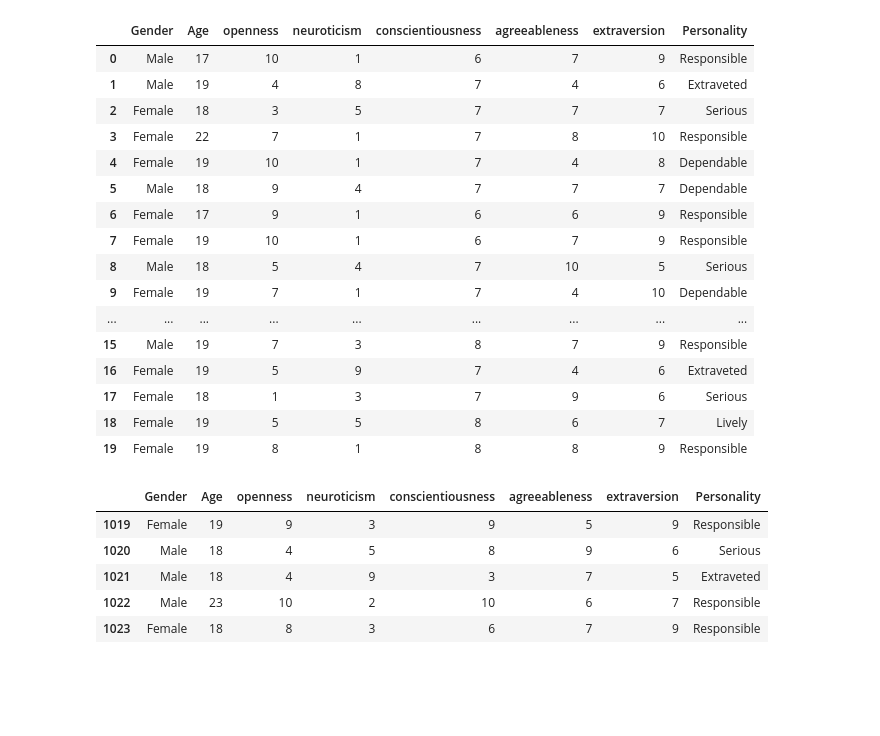
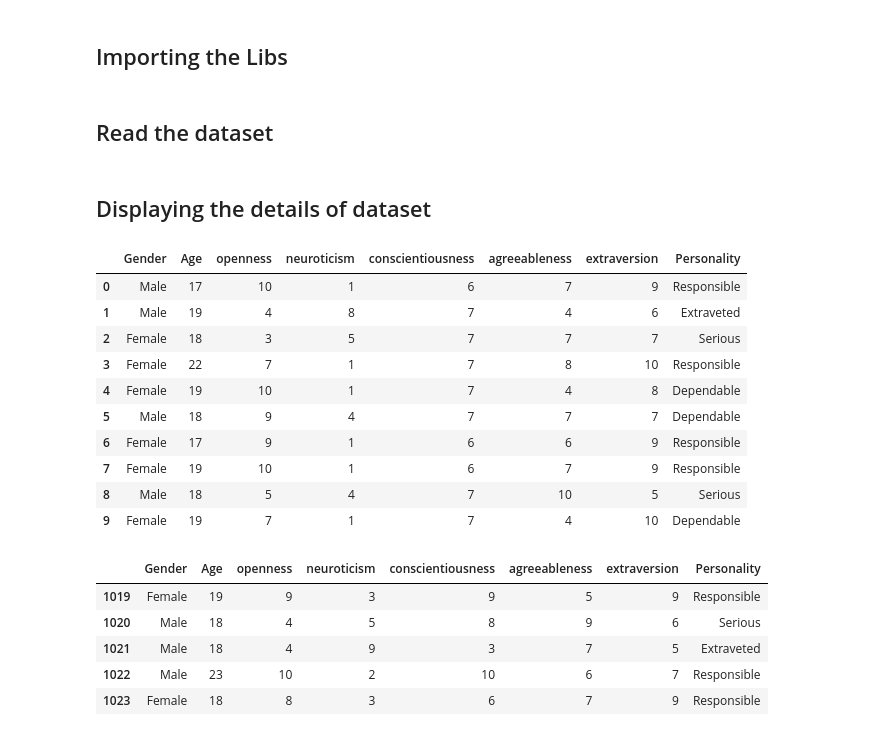
Before and after one commit to Kanishkan-B/Personality_Prediction, a Jupyter notebook: main.ipynb, the cells around one changed output. Saved outputs shown, nothing was run; the diff lists cells and outputs as text; code cells hidden in the pictures; blank space fills up the shorter version.

```diff
--- a/main.ipynb
+++ b/main.ipynb
@@ -1,3 +1,5 @@
+# %% [markdown]
+## Importing the Libs
 # %%
 import numpy as np
 import pandas as pd
@@ -17,28 +19,26 @@ import pickle
 import warnings
 
 warnings.filterwarnings('ignore')
+# %% [markdown]
+## Read the dataset
 # %%
 df = pd.read_csv('data.csv')
+# %% [markdown]
+## Displaying the details of dataset
 # %%
-df.head(20)
+df.head(10)
 # %% [output]
 |  | Gender | Age | openness | neuroticism | conscientiousness | agreeableness | extraversion | Personality |
 | 0 | Male | 17 | 10 | 1 | 6 | 7 | 9 | Responsible |
 | 1 | Male | 19 | 4 | 8 | 7 | 4 | 6 | Extraveted |
 | 2 | Female | 18 | 3 | 5 | 7 | 7 | 7 | Serious |
 | 3 | Female | 22 | 7 | 1 | 7 | 8 | 10 | Responsible |
 | 4 | Female | 19 | 10 | 1 | 7 | 4 | 8 | Dependable |
 | 5 | Male | 18 | 9 | 4 | 7 | 7 | 7 | Dependable |
 | 6 | Female | 17 | 9 | 1 | 6 | 6 | 9 | Responsible |
 | 7 | Female | 19 | 10 | 1 | 6 | 7 | 9 | Responsible |
 | 8 | Male | 18 | 5 | 4 | 7 | 10 | 5 | Serious |
 | 9 | Female | 19 | 7 | 1 | 7 | 4 | 10 | Dependable |
-| ... | ... | ... | ... | ... | ... | ... | ... | ... |
-| 15 | Male | 19 | 7 | 3 | 8 | 7 | 9 | Responsible |
-| 16 | Female | 19 | 5 | 9 | 7 | 4 | 6 | Extraveted |
-| 17 | Female | 18 | 1 | 3 | 7 | 9 | 6 | Serious |
-| 18 | Female | 19 | 5 | 5 | 8 | 6 | 7 | Lively |
-| 19 | Female | 19 | 8 | 1 | 8 | 8 | 9 | Responsible |
 # %%
 df.tail()
 # %% [output]
```
Also changed, not shown: parts of 6 cells of this notebook.
